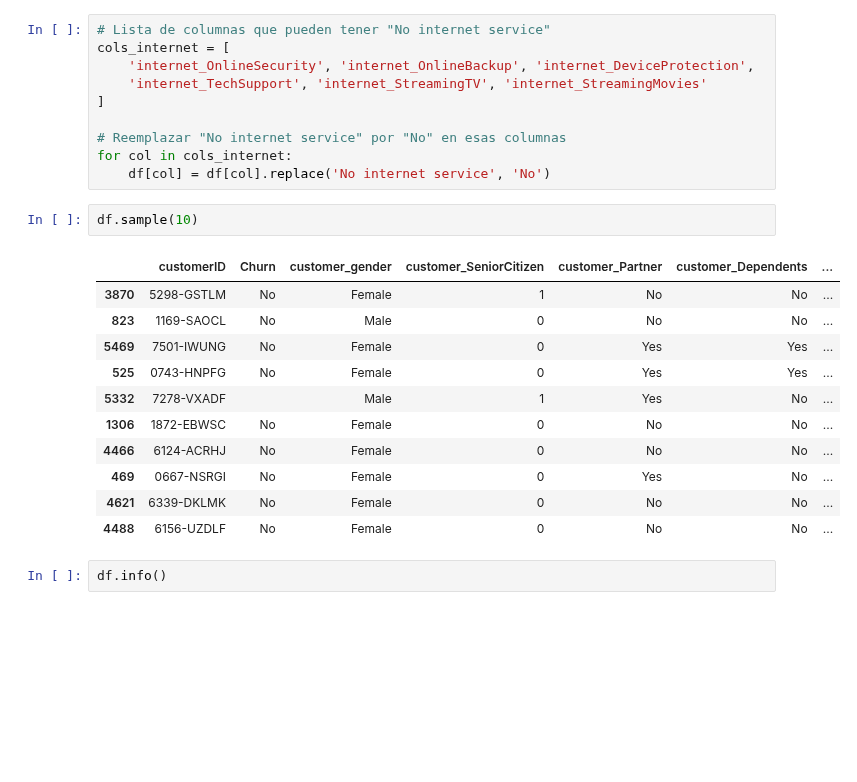
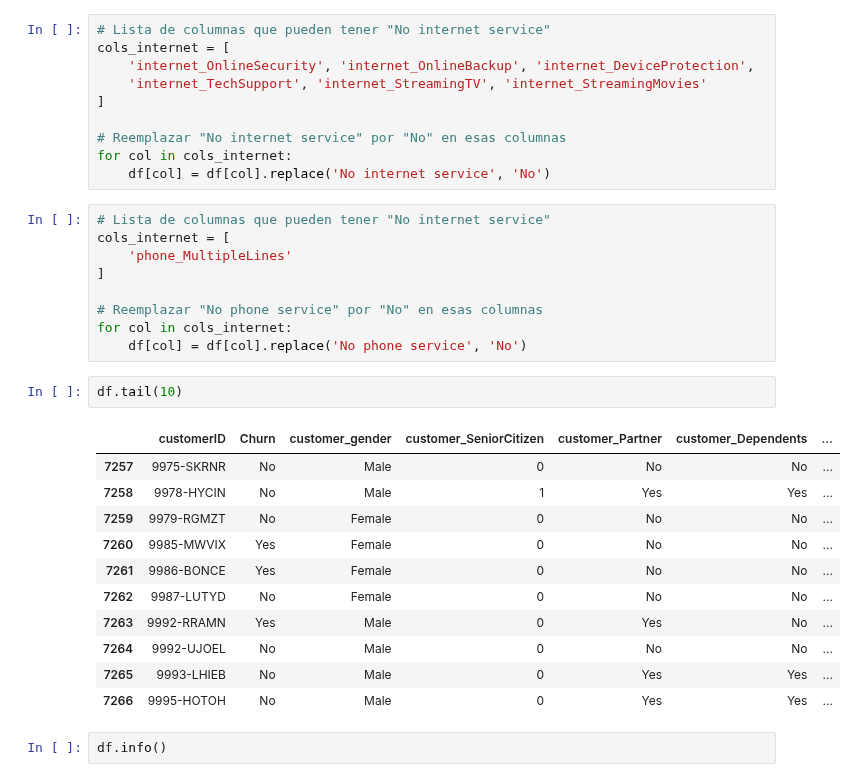
Before and after one commit to Liuz8/ETL-Oracle-Curso, a Jupyter notebook: TelecomX_LATAM.ipynb, the cells around one changed output. Cells and saved outputs as stored; diff of their text form; blank space fills up the shorter version.

```diff
--- a/TelecomX_LATAM.ipynb
+++ b/TelecomX_LATAM.ipynb
@@ -175,20 +176,29 @@ cols_internet = [
 # Reemplazar "No internet service" por "No" en esas columnas
 for col in cols_internet:
     df[col] = df[col].replace('No internet service', 'No')
+# %%
+# Lista de columnas que pueden tener "No internet service"
+cols_internet = [
+    'phone_MultipleLines'
+]
+
+# Reemplazar "No phone service" por "No" en esas columnas
+for col in cols_internet:
+    df[col] = df[col].replace('No phone service', 'No')
 # %%
-df.sample(10)
+df.tail(10)
 # %% [output]
 |  | customerID | Churn | customer_gender | customer_SeniorCitizen | customer_Partner | customer_Dependents | ... |
-| 3870 | 5298-GSTLM | No | Female | 1 | No | No | ... |
-| 823 | 1169-SAOCL | No | Male | 0 | No | No | ... |
-| 5469 | 7501-IWUNG | No | Female | 0 | Yes | Yes | ... |
-| 525 | 0743-HNPFG | No | Female | 0 | Yes | Yes | ... |
-| 5332 | 7278-VXADF |  | Male | 1 | Yes | No | ... |
-| 1306 | 1872-EBWSC | No | Female | 0 | No | No | ... |
-| 4466 | 6124-ACRHJ | No | Female | 0 | No | No | ... |
-| 469 | 0667-NSRGI | No | Female | 0 | Yes | No | ... |
-| 4621 | 6339-DKLMK | No | Female | 0 | No | No | ... |
-| 4488 | 6156-UZDLF | No | Female | 0 | No | No | ... |
+| 7257 | 9975-SKRNR | No | Male | 0 | No | No | ... |
+| 7258 | 9978-HYCIN | No | Male | 1 | Yes | Yes | ... |
+| 7259 | 9979-RGMZT | No | Female | 0 | No | No | ... |
+| 7260 | 9985-MWVIX | Yes | Female | 0 | No | No | ... |
+| 7261 | 9986-BONCE | Yes | Female | 0 | No | No | ... |
+| 7262 | 9987-LUTYD | No | Female | 0 | No | No | ... |
+| 7263 | 9992-RRAMN | Yes | Male | 0 | Yes | No | ... |
+| 7264 | 9992-UJOEL | No | Male | 0 | No | No | ... |
+| 7265 | 9993-LHIEB | No | Male | 0 | Yes | Yes | ... |
+| 7266 | 9995-HOTOH | No | Male | 0 | Yes | Yes | ... |
 # %%
 df.info()
 # %% [output]
```
Also changed, not shown: parts of 8 cells of this notebook.
